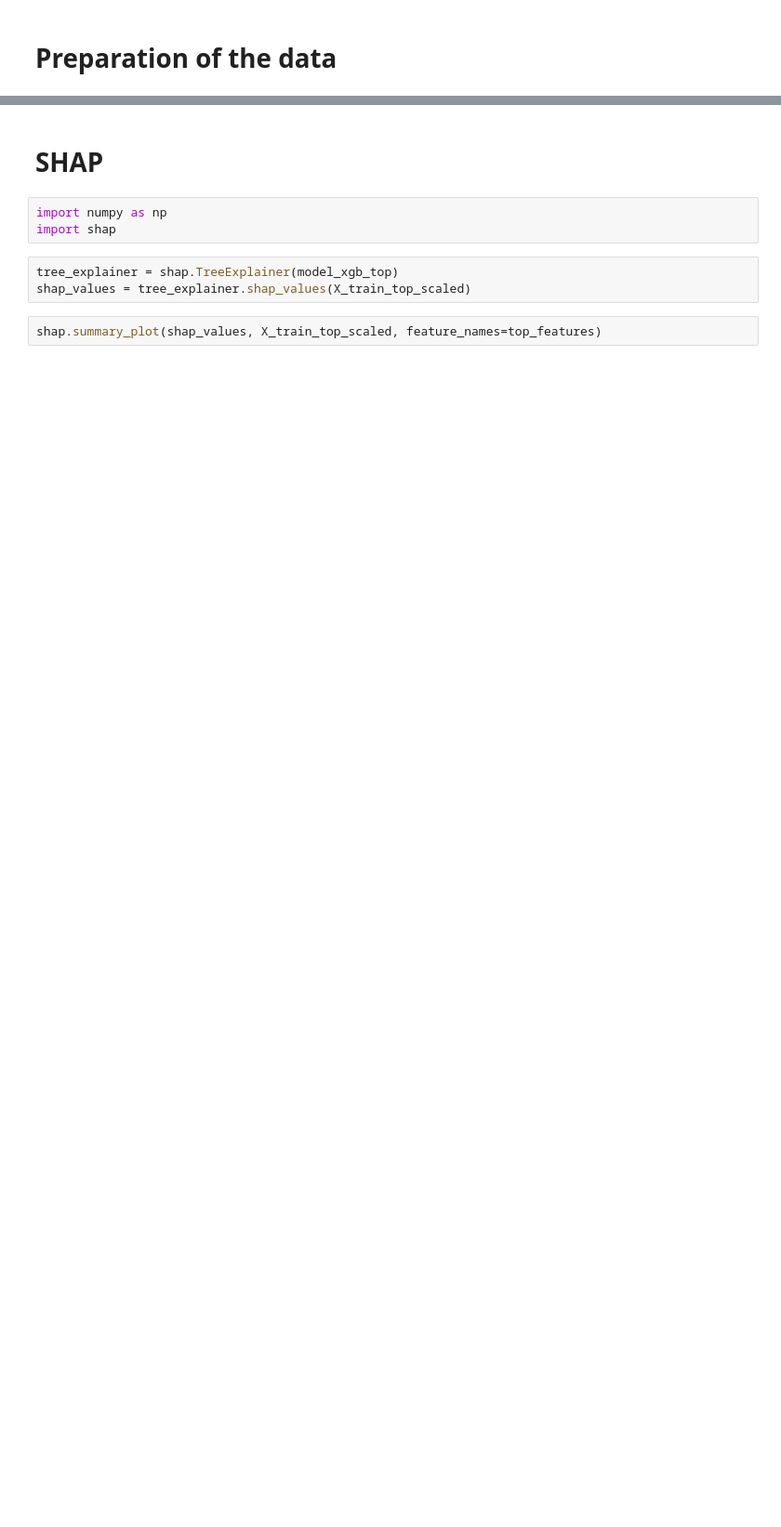
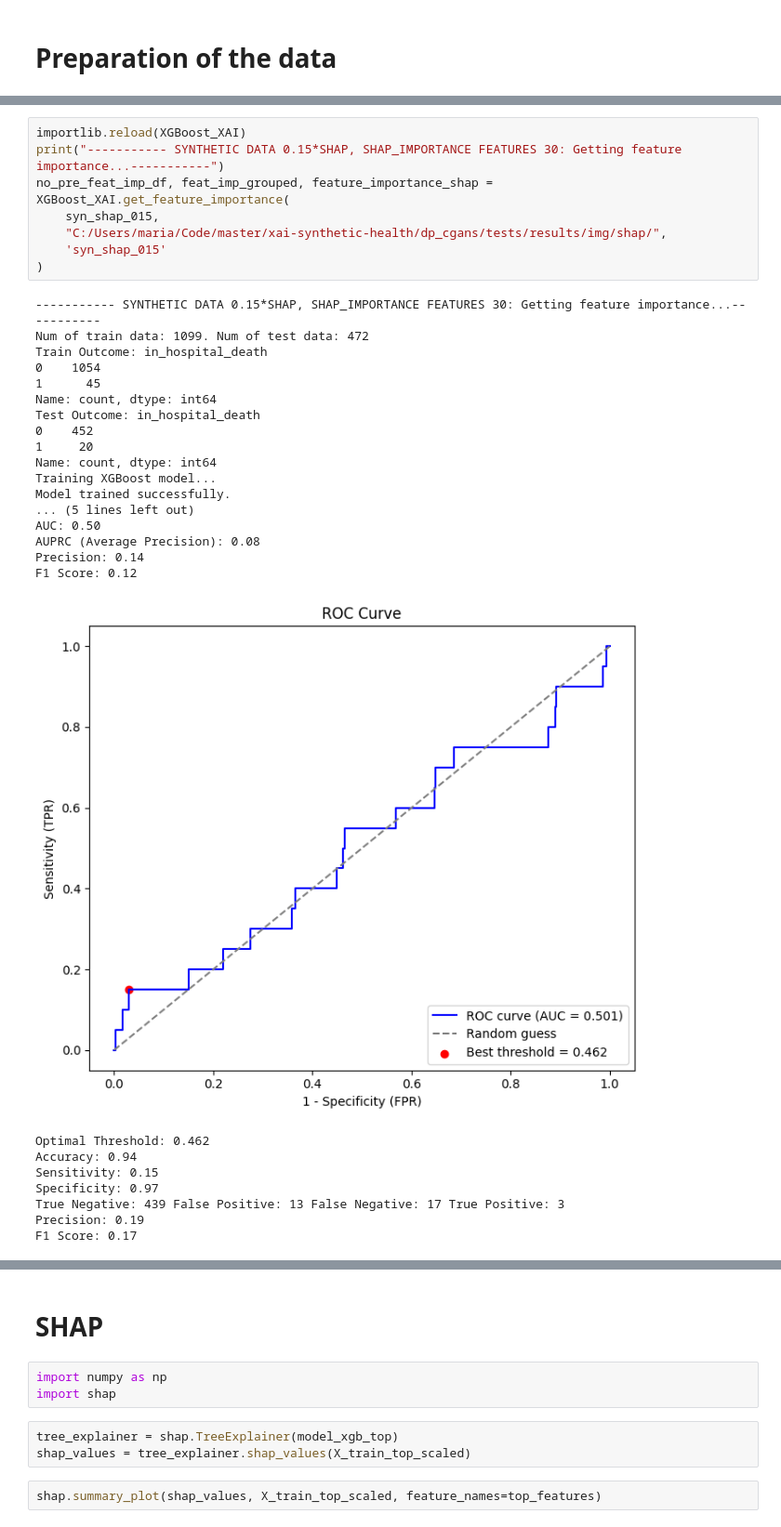
Before and after one commit to mdiezp28/xai-synthetic-health, a Jupyter notebook: notebooks/XGBoost_XAI.ipynb, the cells around one changed output, grey strips where cells are left out. Shown at 93% size. Saved outputs shown, nothing was run; the diff lists cells and outputs as text; blank space fills up the shorter version.

```diff
--- a/notebooks/XGBoost_XAI.ipynb
+++ b/notebooks/XGBoost_XAI.ipynb
@@ -374,0 +286,34 @@ show_feature_importance(feat_imp_top,'preTopFeatureImportance.png')
+# %%
+importlib.reload(XGBoost_XAI)
+print("----------- SYNTHETIC DATA 0.15*SHAP, SHAP_IMPORTANCE FEATURES 30: Getting feature importance...-----------")
+no_pre_feat_imp_df, feat_imp_grouped, feature_importance_shap = XGBoost_XAI.get_feature_importance(
+    syn_shap_015,
+    "C:/Users/maria/Code/master/xai-synthetic-health/dp_cgans/tests/results/img/shap/",
+    'syn_shap_015'
+)
+# %% [output]
+----------- SYNTHETIC DATA 0.15*SHAP, SHAP_IMPORTANCE FEATURES 30: Getting feature importance...-----------
+Num of train data: 1099. Num of test data: 472
+Train Outcome: in_hospital_death
+0    1054
+1      45
+Name: count, dtype: int64
+Test Outcome: in_hospital_death
+0    452
+1     20
+Name: count, dtype: int64
+Training XGBoost model...
+Model trained successfully.
+... (5 lines left out)
+AUC: 0.50
+AUPRC (Average Precision): 0.08
+Precision: 0.14
+F1 Score: 0.12
+[figure, added]
+Optimal Threshold: 0.462
+Accuracy: 0.94
+Sensitivity: 0.15
+Specificity: 0.97
+True Negative: 439 False Positive: 13 False Negative: 17 True Positive: 3
+Precision: 0.19
+F1 Score: 0.17
```
Also changed, not shown: parts of 71 cells of this notebook, 3 other files.
